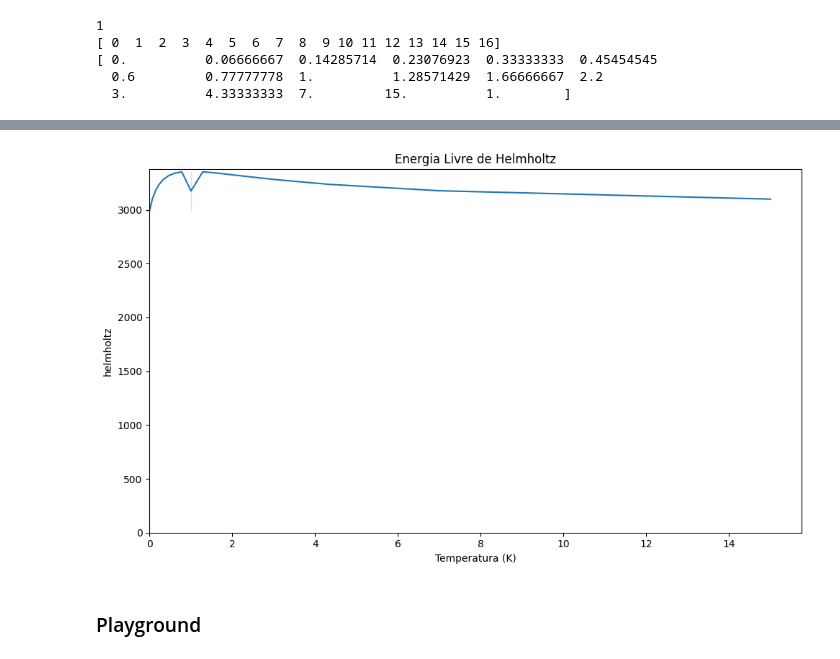
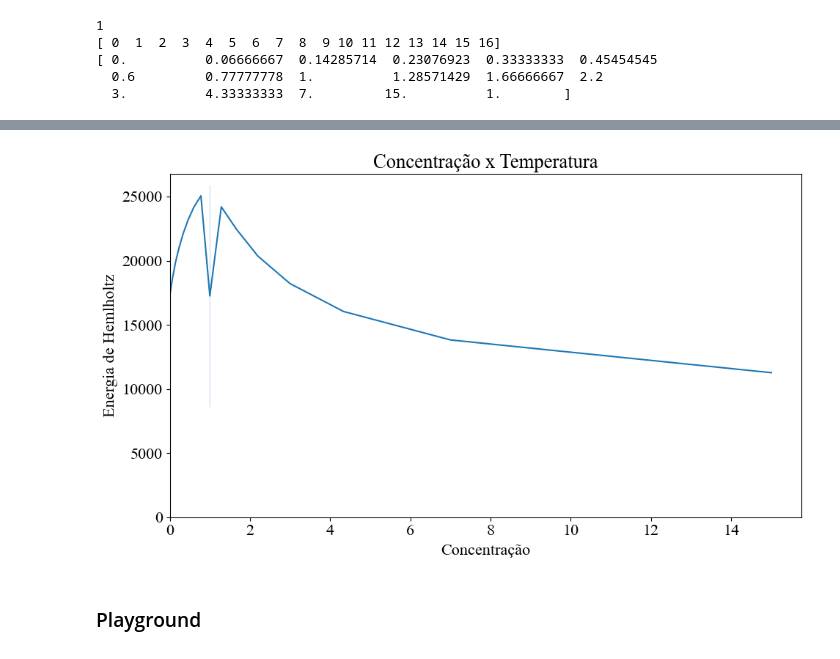
Before and after one commit to Gbeneti/ensemble_canonico, a Jupyter notebook: ensemble_canonico_mistura.ipynb, the cells around one changed output, grey strips where cells are left out. Drawn from its saved outputs; the diff is of its cells as text; code cells hidden in the pictures.

```diff
--- a/ensemble_canonico_mistura.ipynb
+++ b/ensemble_canonico_mistura.ipynb
@@ -264,16 +227,34 @@ en = [2992.5526173161934,
+# %%
+en = [17237.103075741274,
+ 18595.125602890494,
+ 19859.994330201684,
+ 20999.37722568787,
+ 22094.444874719724,
+ 23152.93044062992,
+ 24167.607734340905,
+ 25059.039256293585,
+ 25887.829172901744,
+ 24196.30205189988,
+ 22440.44305970117,
+ 20350.1370880322,
+ 18214.32012928302,
+ 16040.872100423176,
+ 13821.908764362546,
+ 11268.474745093801,
+ 8618.551537870637]
 # %%
 fig, ax = plt.subplots(figsize=(10, 6))
 sns.lineplot(x=N_A_B_ratio, y=en)
 plt.xlim(0, None)
 plt.ylim(0, None)
 sns.color_palette("Paired")
-plt.title('Energia Livre de Helmholtz')
-plt.xlabel('Temperatura (K)')
-plt.ylabel('helmholtz')
+plt.title('Concentração x Temperatura')
+plt.xlabel('Concentração')
+plt.ylabel('Energia de Hemlholtz')
 plt.tight_layout()
 # fig.get_figure() #'pega' o gráfico para salvar
 # fig.savefig("helmholtz.pdf") #salva o gráfico
 # %% [output]
-[figure, old version]
+[figure, new version]
 # %% [markdown]
 ### Playground
```
Also changed, not shown: parts of 13 cells of this notebook, 3 other files.
